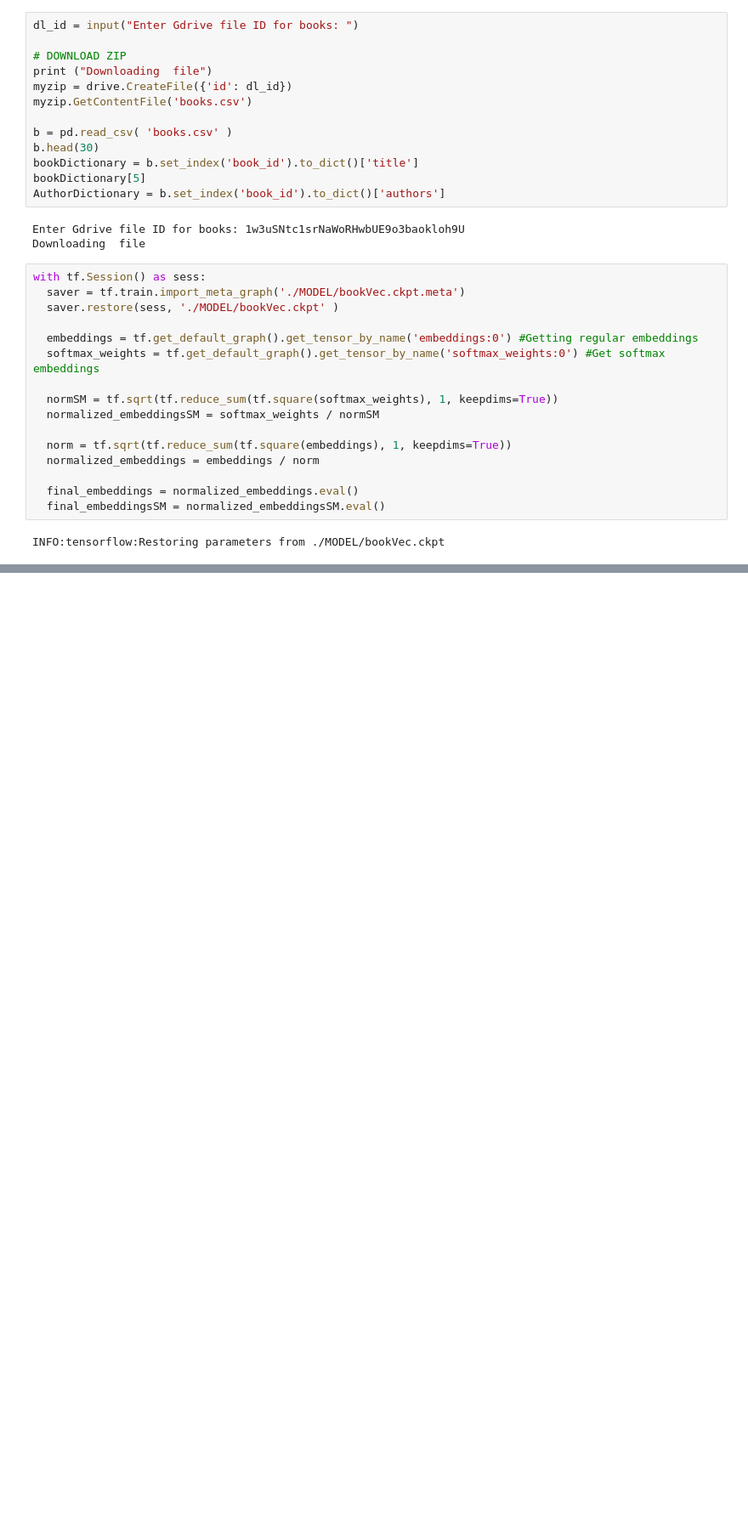
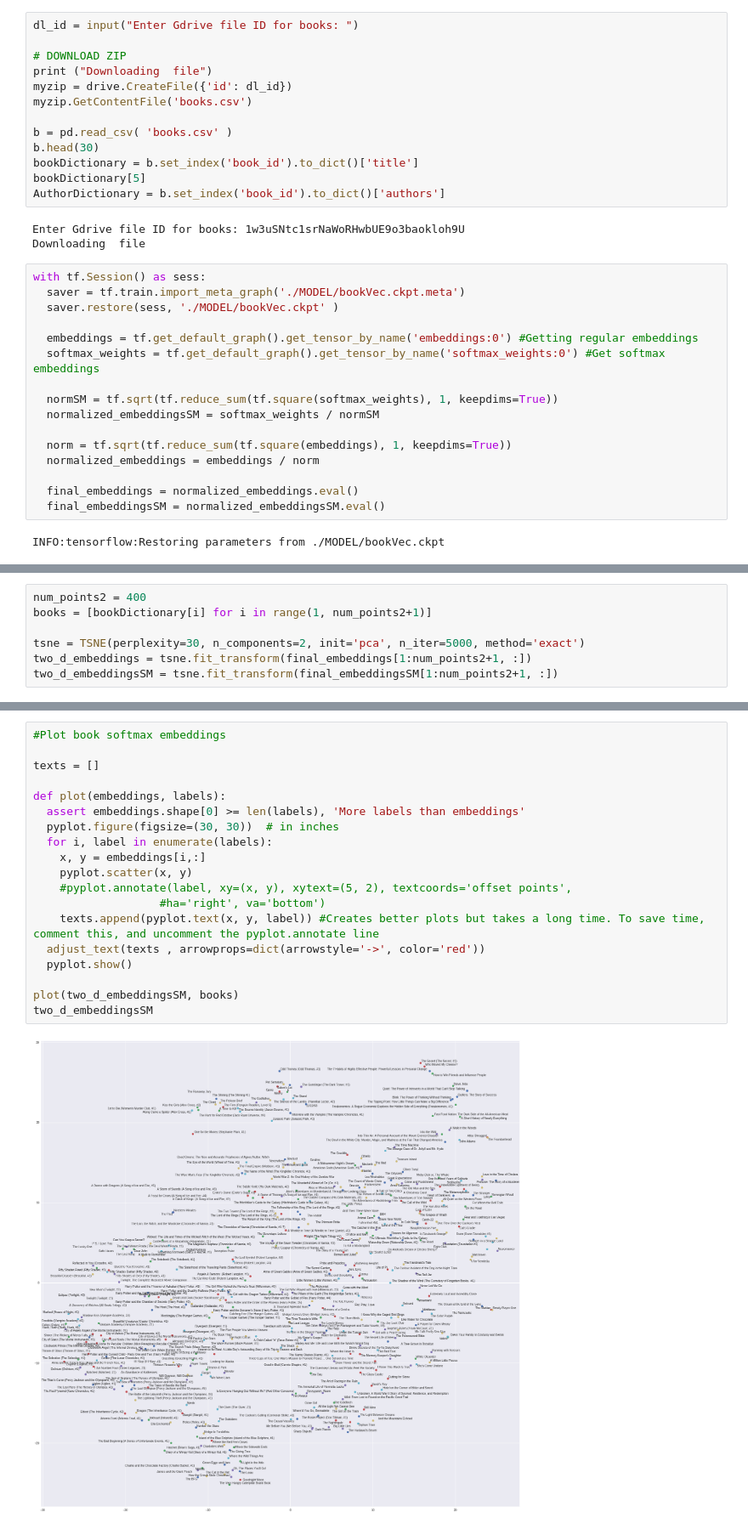
Before and after one commit to Santosh-Gupta/Lit2Vec, a Jupyter notebook: Book2VecAnalyzeEmbeddings.ipynb, the cells around one changed output, grey strips where cells are left out. Shown at 85% size. Cells and saved outputs as stored; diff of their text form; blank space fills up the shorter version.

```diff
--- a/Book2VecAnalyzeEmbeddings.ipynb
+++ b/Book2VecAnalyzeEmbeddings.ipynb
@@ -891,0 +509,7 @@ plot(two_d_embeddingsSM, books)
+# %%
+num_points2 = 400
+books = [bookDictionary[i] for i in range(1, num_points2+1)]
+
+tsne = TSNE(perplexity=30, n_components=2, init='pca', n_iter=5000, method='exact')
+two_d_embeddings = tsne.fit_transform(final_embeddings[1:num_points2+1, :])
+two_d_embeddingsSM = tsne.fit_transform(final_embeddingsSM[1:num_points2+1, :])
@@ -891,0 +536,21 @@ plot(two_d_embeddingsSM, books)
+# %%
+#Plot book softmax embeddings
+
+texts = []
+
+def plot(embeddings, labels):
+  assert embeddings.shape[0] >= len(labels), 'More labels than embeddings'
+  pyplot.figure(figsize=(30, 30))  # in inches
+  for i, label in enumerate(labels):
+    x, y = embeddings[i,:]
+    pyplot.scatter(x, y)
+    #pyplot.annotate(label, xy=(x, y), xytext=(5, 2), textcoords='offset points',
+                   #ha='right', va='bottom')
+    texts.append(pyplot.text(x, y, label)) #Creates better plots but takes a long time. To save time, comment this, and uncomment the pyplot.annotate line
+  adjust_text(texts , arrowprops=dict(arrowstyle='->', color='red'))
+  pyplot.show()
+
+plot(two_d_embeddingsSM, books)
+two_d_embeddingsSM
+# %% [output]
+[figure, added]
```
Also changed, not shown: parts of 48 cells of this notebook.
